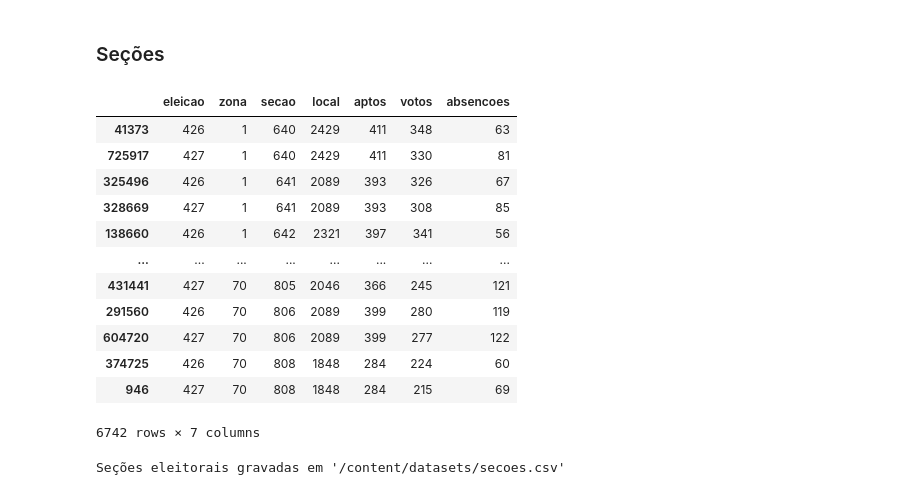
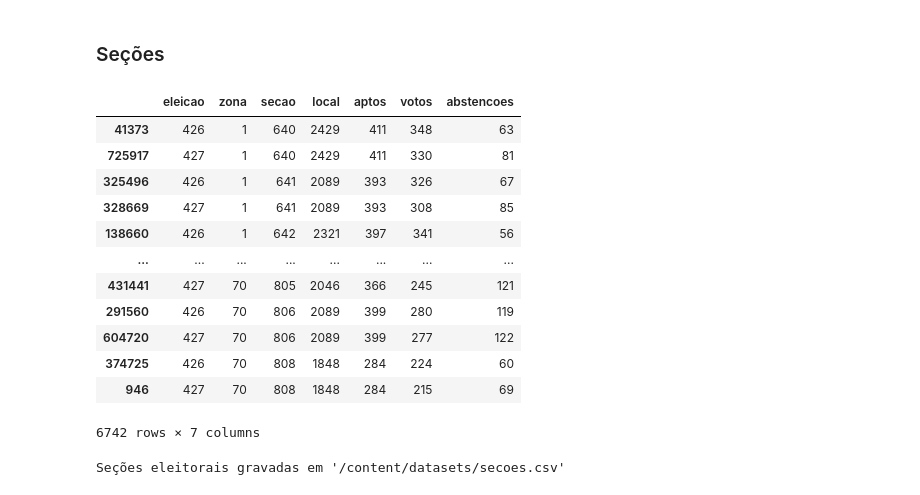
Before and after one commit to bmnds/uea-data-science-04-data-processing, a Jupyter notebook: trabalho-final/Notebook_ETL.ipynb, the cells around one changed output. Saved outputs shown, nothing was run; the diff lists cells and outputs as text; code cells hidden in the pictures.

```diff
--- a/trabalho-final/Notebook_ETL.ipynb
+++ b/trabalho-final/Notebook_ETL.ipynb
@@ -421,13 +419,13 @@ memory usage: 191.7+ MB
 # %%
 df_secoes = df_dvs[df_dvs.NM_MUNICIPIO.eq('MANAUS')] \
                   [['CD_ELEICAO', 'NR_ZONA', 'NR_SECAO', 'NR_LOCAL_VOTACAO',
                     'QT_APTOS',	'QT_COMPARECIMENTO',	'QT_ABSTENCOES']] \
                     .sort_values(['NR_ZONA', 'NR_SECAO', 'CD_ELEICAO']) \
                     .drop_duplicates()
-df_secoes.columns = ['eleicao', 'zona', 'secao', 'local','aptos','votos','absencoes']
+df_secoes.columns = ['eleicao', 'zona', 'secao', 'local','aptos','votos','abstencoes']
 df_secoes
 # %% [output]
-|  | eleicao | zona | secao | local | aptos | votos | absencoes |
+|  | eleicao | zona | secao | local | aptos | votos | abstencoes |
 | 41373 | 426 | 1 | 640 | 2429 | 411 | 348 | 63 |
 | 725917 | 427 | 1 | 640 | 2429 | 411 | 330 | 81 |
 | 325496 | 426 | 1 | 641 | 2089 | 393 | 326 | 67 |
```
Also changed, not shown: parts of 35 cells of this notebook.
